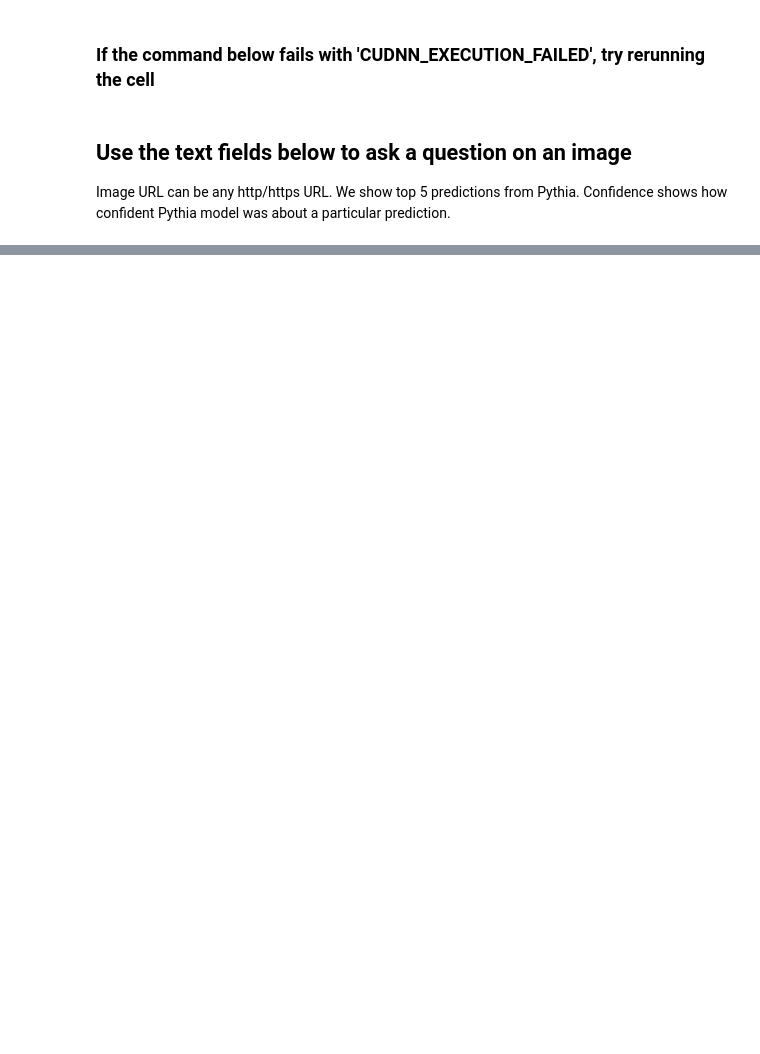
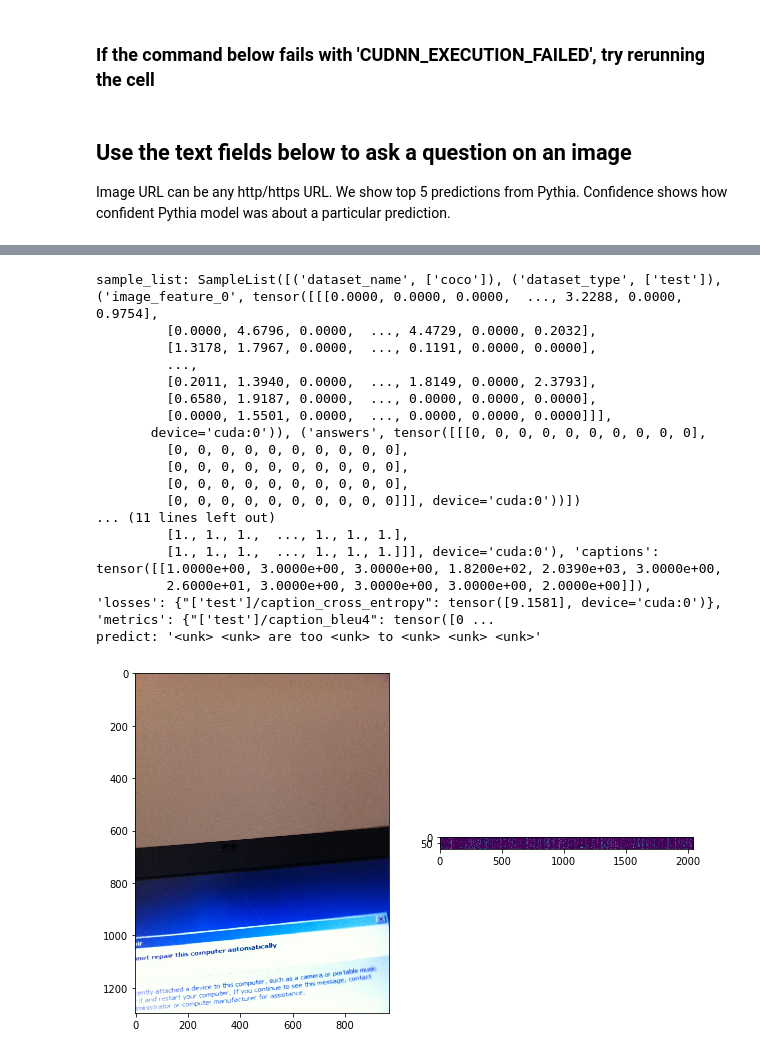
Before and after one commit to HwangJohn/pythia, a Jupyter notebook: pythia_captioning_demo.ipynb, the cells around one changed output, grey strips where cells are left out. Cells and saved outputs as stored; diff of their text form; code cells hidden in the pictures; blank space fills up the shorter version.

Commit message:
FEATURE vizwiz학습 후

```diff
--- a/pythia_captioning_demo.ipynb
+++ b/pythia_captioning_demo.ipynb
@@ -348,0 +376,7 @@ Image URL can be any http/https URL. We show top 5 predictions from Pythia. Conf
+# %%
+with open("./data/vizwiz/annotations/test.json", 'r') as f:
+    test_json = json.load(f)
+# %%
+test_anno = np.load("./data/imdb/coco_captions/imdb_vizwiz_val_cut_coco.npy", allow_pickle=True)
+# %%
+anno_df = pd.DataFrame.from_records(test_anno[1:])
@@ -349,4 +413,22 @@ Image URL can be any http/https URL. We show top 5 predictions from Pythia. Conf
 # %%
+def inference_test(image_name):
+    fig = plt.figure(figsize=(10,10))
+    image_text = anno_df[anno_df["image_name"]==image_name]["caption_str"]
+
+    img = plt.imread(os.path.join(BASE_PATH, "data/vizwiz/val/", image_name+'.jpg'))
+    fig.add_subplot(1, 2, 1)
+    plt.imshow(img)
+
+    fr_npy = np.load(os.path.join(BASE_PATH, "data/vizwiz/val_npy/", image_name+'.npy'))
+    fig.add_subplot(1, 2, 2)
+    plt.imshow(fr_npy)
+
+    tokens = demo.mypredict(fr_npy)
+    predict = demo.caption_processor(tokens["captions"].tolist()[0])["caption"]
+    print(f"answer: {image_text!r}")
+    print(f"tokens: {tokens!r}")
+    print(f"predict: {predict!r}")
+
 def init_widgets(url):
   image_text = widgets.Text(
     description="Image URL", layout=Layout(minwidth="70%")
@@ -387,0 +468,21 @@ a giraffe and two zebras walking down a road
+# %%
+inference_test("VizWiz_val_00000000")
+# %% [output]
+sample_list: SampleList([('dataset_name', ['coco']), ('dataset_type', ['test']), ('image_feature_0', tensor([[[0.0000, 0.0000, 0.0000,  ..., 3.2288, 0.0000, 0.9754],
+         [0.0000, 4.6796, 0.0000,  ..., 4.4729, 0.0000, 0.2032],
+         [1.3178, 1.7967, 0.0000,  ..., 0.1191, 0.0000, 0.0000],
+         ...,
+         [0.2011, 1.3940, 0.0000,  ..., 1.8149, 0.0000, 2.3793],
+         [0.6580, 1.9187, 0.0000,  ..., 0.0000, 0.0000, 0.0000],
+         [0.0000, 1.5501, 0.0000,  ..., 0.0000, 0.0000, 0.0000]]],
+       device='cuda:0')), ('answers', tensor([[[0, 0, 0, 0, 0, 0, 0, 0, 0, 0],
+         [0, 0, 0, 0, 0, 0, 0, 0, 0, 0],
+         [0, 0, 0, 0, 0, 0, 0, 0, 0, 0],
+         [0, 0, 0, 0, 0, 0, 0, 0, 0, 0],
+         [0, 0, 0, 0, 0, 0, 0, 0, 0, 0]]], device='cuda:0'))])
+... (11 lines left out)
+         [1., 1., 1.,  ..., 1., 1., 1.],
+         [1., 1., 1.,  ..., 1., 1., 1.]]], device='cuda:0'), 'captions': tensor([[1.0000e+00, 3.0000e+00, 3.0000e+00, 1.8200e+02, 2.0390e+03, 3.0000e+00,
+         2.6000e+01, 3.0000e+00, 3.0000e+00, 3.0000e+00, 2.0000e+00]]), 'losses': {"['test']/caption_cross_entropy": tensor([9.1581], device='cuda:0')}, 'metrics': {"['test']/caption_bleu4": tensor([0 ...
+predict: '<unk> <unk> are too <unk> to <unk> <unk> <unk>'
+[figure, added]
```
Also changed, not shown: parts of 23 cells of this notebook, 7 other files.
